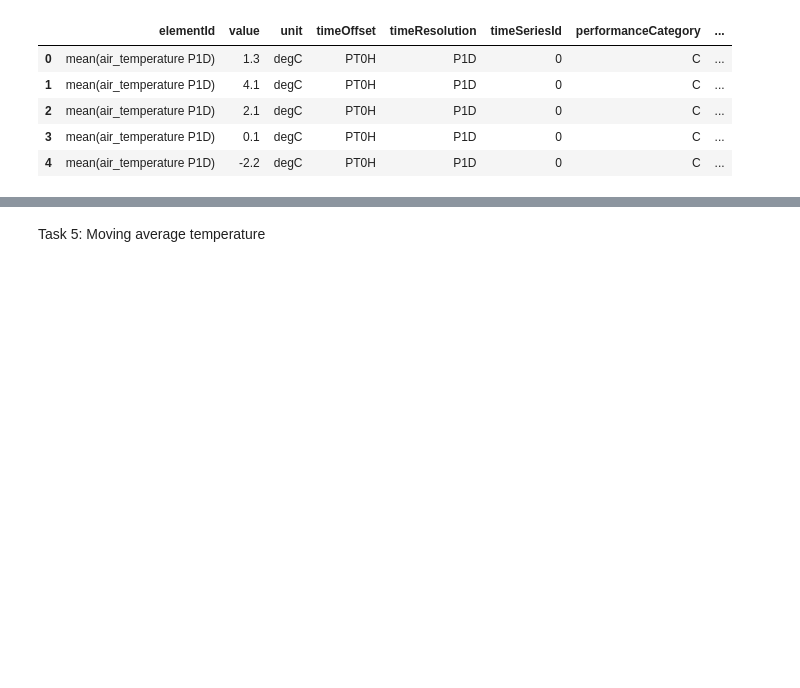
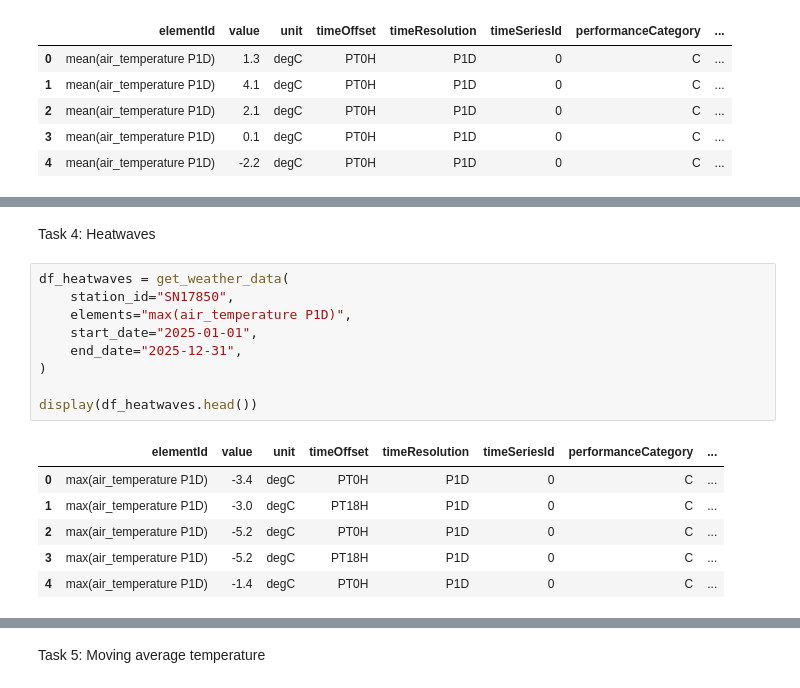
Before and after one commit to Lindaqh/Deliverable1_Uke42, a Jupyter notebook: Deliverable1_Uke42/Deliverable1_Uke42.ipynb, the cells around one changed output, grey strips where cells are left out. Saved outputs shown, nothing was run; the diff lists cells and outputs as text; blank space fills up the shorter version.

Commit message:
task 4

```diff
--- a/Deliverable1_Uke42/Deliverable1_Uke42.ipynb
+++ b/Deliverable1_Uke42/Deliverable1_Uke42.ipynb
@@ -296,3 +297,21 @@ Temperature (°C)
 | 1 | Median | 5.30 | 8.35 |
 | 2 | Min | -20.70 | -16.10 |
 | 3 | Max | 24.30 | 24.50 |
+# %% [markdown]
+Task 4: Heatwaves
+# %%
+df_heatwaves = get_weather_data(
+    station_id="SN17850",
+    elements="max(air_temperature P1D)",
+    start_date="2025-01-01",
+    end_date="2025-12-31",
+)
+
+display(df_heatwaves.head())
+# %% [output]
+|  | elementId | value | unit | timeOffset | timeResolution | timeSeriesId | performanceCategory | ... |
+| 0 | max(air_temperature P1D) | -3.4 | degC | PT0H | P1D | 0 | C | ... |
+| 1 | max(air_temperature P1D) | -3.0 | degC | PT18H | P1D | 0 | C | ... |
+| 2 | max(air_temperature P1D) | -5.2 | degC | PT0H | P1D | 0 | C | ... |
+| 3 | max(air_temperature P1D) | -5.2 | degC | PT18H | P1D | 0 | C | ... |
+| 4 | max(air_temperature P1D) | -1.4 | degC | PT0H | P1D | 0 | C | ... |
```
Also changed, not shown: parts of 6 cells of this notebook, 1 other file.
